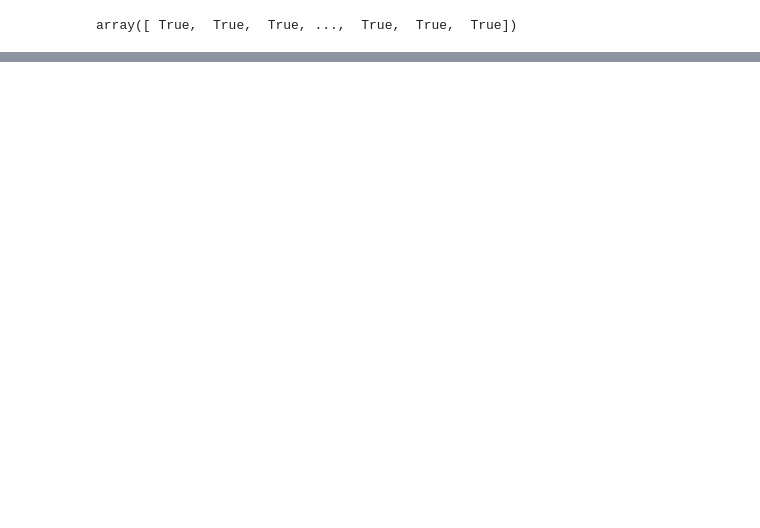
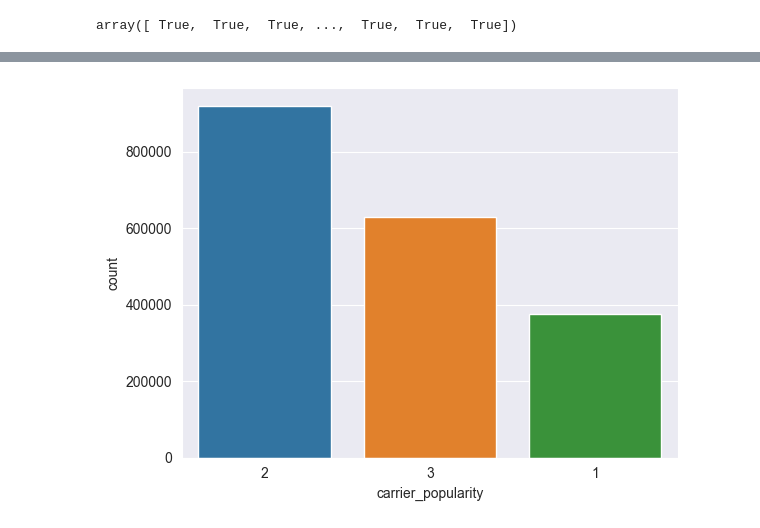
Before and after one commit to kevinlin0638/BAProject, a Jupyter notebook: FlightDelayXGBoost.ipynb, the cells around one changed output, grey strips where cells are left out. Cells and saved outputs as stored; diff of their text form; code cells hidden in the pictures; blank space fills up the shorter version.

```diff
--- a/FlightDelayXGBoost.ipynb
+++ b/FlightDelayXGBoost.ipynb
@@ -228,0 +235,18 @@ array([[0.68559457, 0.        ],
+# %%
+def label_carrier(carrier):
+    if carrier == 'WN':
+        return 1  # Highly Popular (> 200,000 occurences)
+    if carrier in ['AA', 'MQ', 'UA', 'OO', 'DL', 'XE', 'CO']:
+        return 2  # Popular (100,000 - 200,000 occurences)
+    if carrier in ['US', 'EV', 'NW', 'FL', 'YV', 'B6', 'OH', '9E', 'AS', 'F9', 'HA', 'AQ']:
+        return 3  # Unpopular
+
+df['carrier_popularity'] = df['UniqueCarrier'].apply(lambda x: label_carrier(x))
+sns.countplot(x='carrier_popularity', data=df, order=df['carrier_popularity'].value_counts().index)
+plt.show()
+
+# -----------------------------------------------------------------------------
+# There are approximately 2X more unpopular carriers over the most popular carrier, WN.
+# -----------------------------------------------------------------------------
+# %% [output]
+[figure, added]
```
Also changed, not shown: parts of 18 cells of this notebook.
